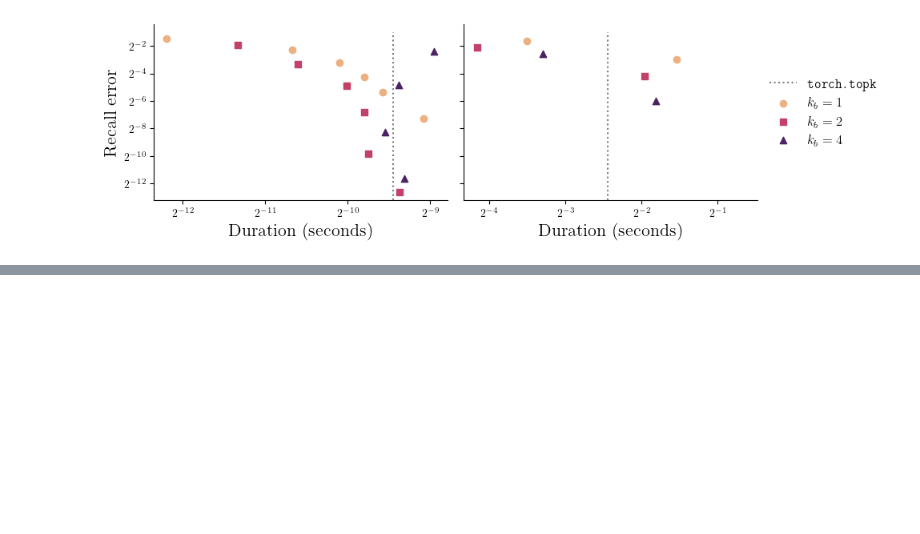
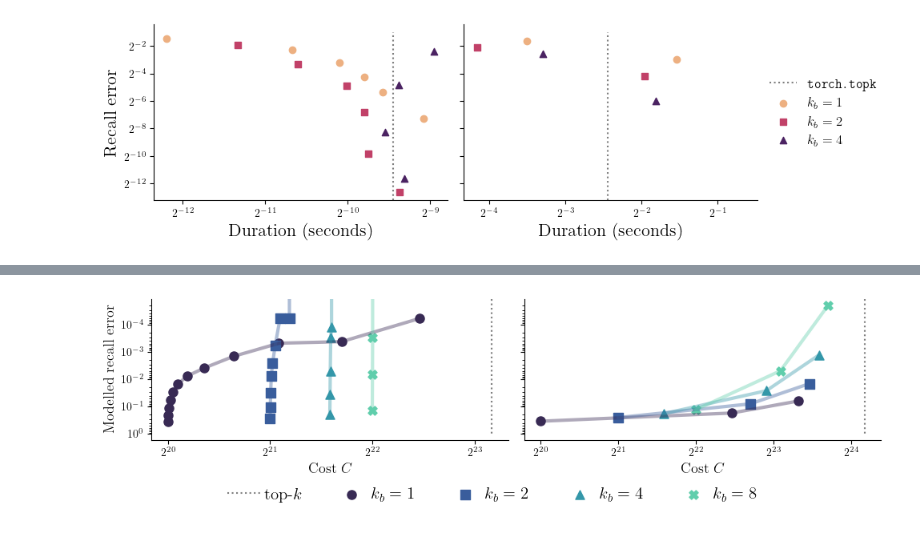
Before and after one commit to graphcore-research/pytorch-approx-topk, a Jupyter notebook: notebooks/20240912-final-figures.ipynb, the cells around one changed output, grey strips where cells are left out. Cells and saved outputs as stored; diff of their text form; code cells hidden in the pictures; blank space fills up the shorter version.

```diff
--- a/notebooks/20240912-final-figures.ipynb
+++ b/notebooks/20240912-final-figures.ipynb
@@ -395,8 +500,9 @@ plt.savefig("figures/figure-04-kgc-and-vocab-tradeoff.pdf")
 # %% [markdown]
 # Theoretical results
 # %%
-SMALL_K = 256
-LARGE_K = 1048576
+# SMALL_K = 256
+# LARGE_K = 1048576
+# REPS = 25
 
 # def simulated_recall(row):
 #     result = theoretical_models.recall.simulation(
@@ -415,6 +521,8 @@ LARGE_K = 1048576
 #     return 1 - row["recall"]
 
 
+
+
 # synth_df = pd.read_json("../data/synth-data-merged-v2.jsonl", lines=True)
 # synth_df = synth_df[synth_df.k.isin([SMALL_K, LARGE_K])]
 # synth_df.loc[:, "recall"] = synth_df.apply(simulated_recall, axis=1)
@@ -433,6 +541,7 @@ fig, axes = plt.subplots(nrows=1, ncols=2, figsize=(10, 3), sharey=True)
 if not isinstance(axes, typing.Iterable):
     axes = [axes]
 
+palette = sns.color_palette("flare", as_cmap=True)
 
 exact_df = synth_df
 exact_df = exact_df[exact_df.k == exact_df.k_b]
@@ -504,0 +968,86 @@ for id, color in enumerate(colors):
+# %%
+palette = sns.color_palette("mako", as_cmap=True)
+
+fig, axes = plt.subplots(nrows=1, ncols=2, figsize=(10, 2.5), sharey=True)
+if not isinstance(axes, typing.Iterable):
+    axes = [axes]
+
+X_AXIS = "cost_basic"
+
+
+for config_id, config in enumerate([
+
+    {"n": 1048576, "k": 256},
+    {"n": 1048576, "n_over_k": 8}
+]):
+    ax = axes[config_id]
+
+    duration = filter_dataframe(df, algorithm="exact", **config)[X_AXIS].mean()
+    plot_kwargs = {"color": "k", "linestyle": "dotted", "zorder": -2, "alpha": 0.5, "label": r"top-$k$"}
+    ax.plot([duration, duration], [0, 1], **plot_kwargs)
+
+
+    _df = filter_dataframe(df, algorithm="approx", **config)
+
+    _ = subplot(
+        ax=ax,
+        df=_df,
+        x_axis=X_AXIS,
+        y_axis="error_simulation",
+        lines=[
+            {"k_b": 1},
+            {"k_b": 2},
+            {"k_b": 4},
+            {"k_b": 8},
+        ],
+        legend_keys=[
+            r"$k_b = 1$",
+            r"$k_b = 2$",
+            r"$k_b = 4$",
+            r"$k_b = 8$",
+        ],
+        markers=["o", "s", "^", "X"],
+        markersize=64,
+        xlabel="Cost $C$",
+        ylabel="Modelled recall error" if config_id == 0 else "",
+        label_fontsize=13,
+        legend=False,
+        log_x=True,
+        log_y=True,
+        log_y_base=10,
+        colors=[palette((i + 1) / 5) for i in range(4)],
+        line_kwargs={"linewidth": 3},
+        remove_last=1,
+    )
+plt.gca().invert_yaxis()
+    # ax.invert_yaxis()
+    # if config_id:
+    #     ax.set_xlim(right=2 ** 24)
+    # else:
+    #     ax.set_xlim(right=2 ** 23)
+
+
+
+
+
+handles, labels = ax.get_legend_handles_labels()
+legend = fig.legend(
+    handles,
+    labels,
+    loc="lower center",
+    frameon=False,
+    fontsize=15,
+    ncol=5,
+    columnspacing=2,
+    handletextpad=0.2,
+    bbox_to_anchor=(0.5, -0.15),
+)
+
+plt.tight_layout()
+fig.savefig(
+    "figures/figure-03-theoretical-tradeoff-k256.pdf",
+    bbox_extra_artists=(legend,),
+    bbox_inches="tight",
+)
+# %% [output]
+[figure, added]
```
Also changed, not shown: parts of 17 cells of this notebook, 24 other files.
